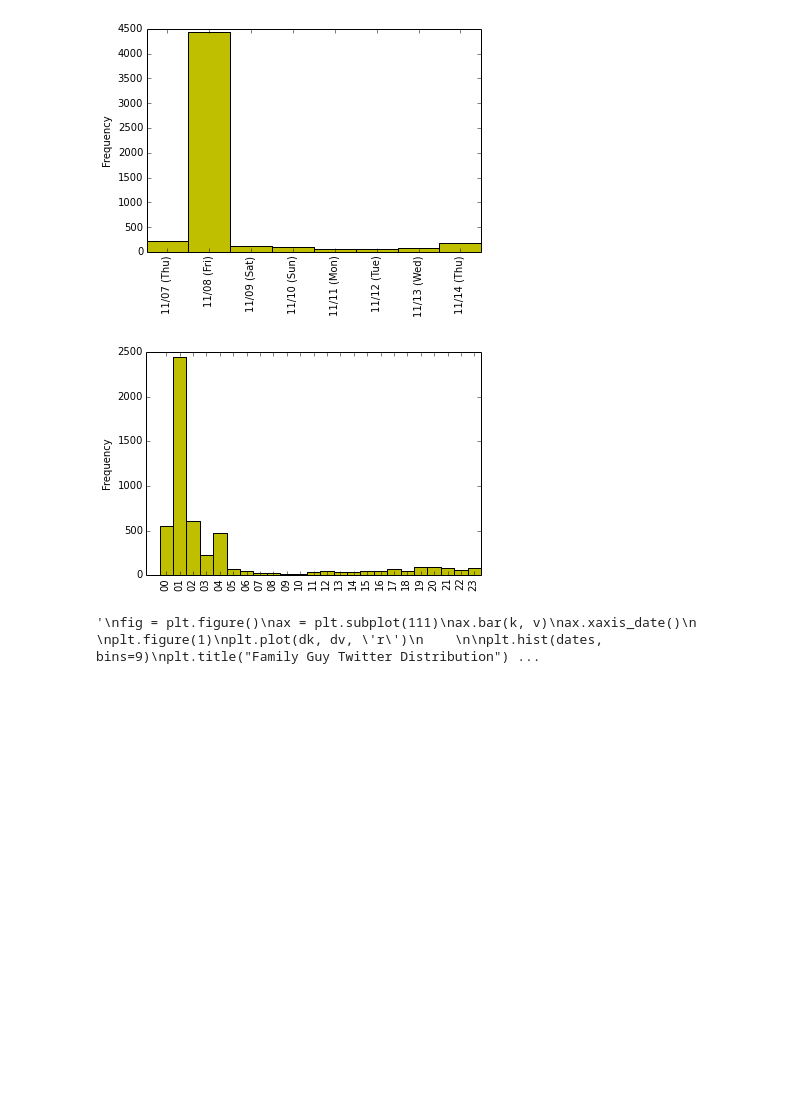
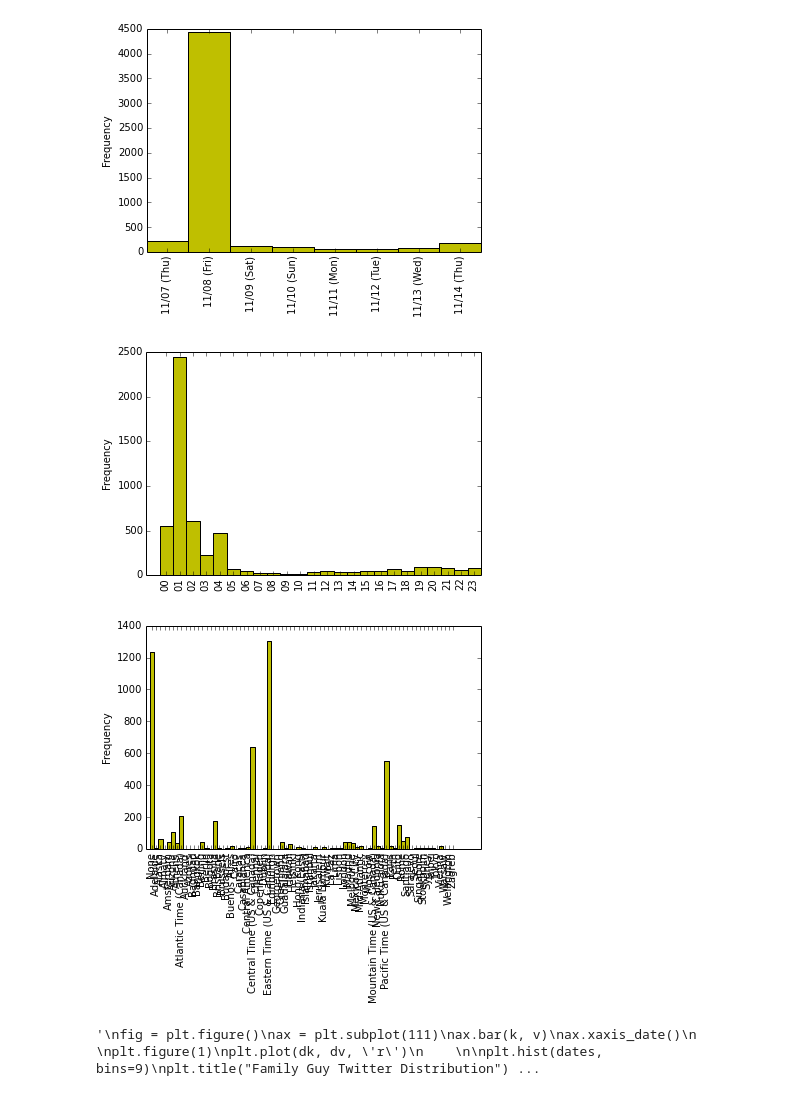
Before and after one commit to chrpr/pds-project, a Jupyter notebook: testing-notebook.ipynb, the cells around one changed output. Saved outputs shown, nothing was run; the diff lists cells and outputs as text; code cells hidden in the pictures; blank space fills up the shorter version.

Commit message:
adding place chart

```diff
--- a/testing-notebook.ipynb
+++ b/testing-notebook.ipynb
@@ -11,6 +11,7 @@ import time
 data = []
 dates = {}
 times = {}
+places = {}
 pairs = []
 dk = []
 dv = []
@@ -26,6 +27,8 @@ for rec in data:
     datestamp =  time.strptime(rawdate, "%a %b %d")
     outdate = time.strftime("%m/%d (%a)", datestamp)
     hour = rec["created_at"][11:13]
+    zone = rec["user"]["time_zone"]
+    #print zone
     #print hour
     #print time
     #if rec["created_at"][:10] not in dates:
@@ -37,6 +40,9 @@ for rec in data:
     if hour not in times:
         times[hour] = 1
     else: times[hour] += 1
+    if zone not in places:
+        places[zone] = 1
+    else: places[zone] += 1
 
 #datecounts = set(dates)
 
@@ -44,6 +50,8 @@ for rec in data:
 #    print date
 sorted_dates = sorted(dates.iteritems(), key=operator.itemgetter(0))
 sorted_times = sorted(times.iteritems(), key=operator.itemgetter(0))
+sorted_places = sorted(places.iteritems(), key=operator.itemgetter(0))
+
 
 print sorted_dates
 for k, v in dates.iteritems():
@@ -54,6 +62,8 @@ for k, v in dates.iteritems():
 
 for k, v in times.iteritems():
     print "{0}: {1}".format(k,v)
+
+for k, v in sorted_places.iter
 
 N = len( sorted_dates )
 x = np.arange(1, N+1)
@@ -69,6 +79,17 @@ N = len( sorted_times )
 x = np.arange(1, N+1)
 y = [ num for (s, num) in sorted_times ]
 labels = [ s for (s, num) in sorted_times ]
+width = 1
+bar1 = plt.bar( x, y, width, color="y"  )
+plt.ylabel( 'Frequency' )
+plt.xticks(x + width/2.0, labels, rotation=90 )
+plt.show()
+
+
+N = len( stripped_places )
+x = np.arange(1, N+1)
+y = [ num for (s, num) in stripped_places ]
+labels = [ s for (s, num) in stripped_places ]
 width = 1
 bar1 = plt.bar( x, y, width, color="y" )
 plt.ylabel( 'Frequency' )
@@ -84,31 +105,32 @@ ax.xaxis_date()
 plt.figure(1)
 plt.plot(dk, dv, 'r')
 
 
 plt.hist(dates, bins=9)
 plt.title("Family Guy Twitter Distribution")
 plt.xlabel("Date")
 plt.ylabel("Frequency")
 plt.show()
 '''
 # %% [output]
 [('11/07 (Thu)', 219), ('11/08 (Fri)', 4436), ('11/09 (Sat)', 114), ('11/10 (Sun)', 105), ('11/11 (Mon)', 70), ('11/12 (Tue)', 66), ('11/13 (Wed)', 90), ('11/14 (Thu)', 184)]
 11/13 (Wed): 90
 11/09 (Sat): 114
 11/07 (Thu): 219
 11/11 (Mon): 70
 11/08 (Fri): 4436
 11/12 (Tue): 66
 11/10 (Sun): 105
 11/14 (Thu): 184
 02: 604
 03: 227
 00: 555
 ... (17 lines left out)
 16: 53
 19: 95
 18: 52
 23: 80
 [figure]
 [figure]
+[figure, added]
 '\nfig = plt.figure()\nax = plt.subplot(111)\nax.bar(k, v)\nax.xaxis_date()\n    \nplt.figure(1)\nplt.plot(dk, dv, \'r\')\n    \n\nplt.hist(dates, bins=9)\nplt.title("Family Guy Twitter Distribution") ...
```
